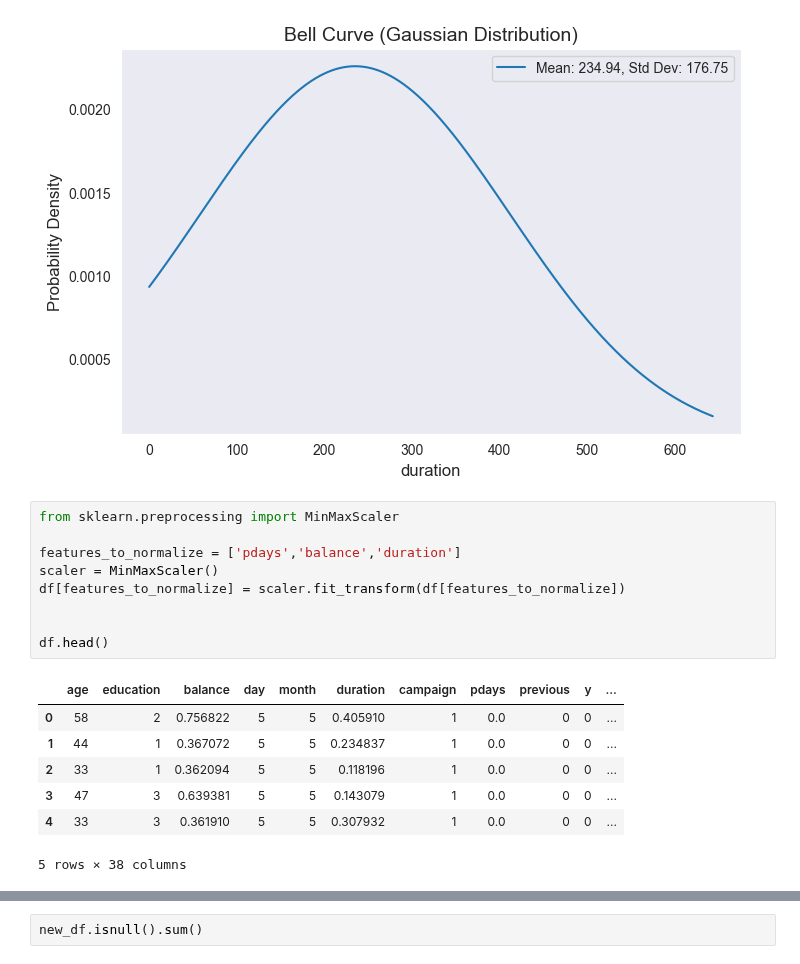
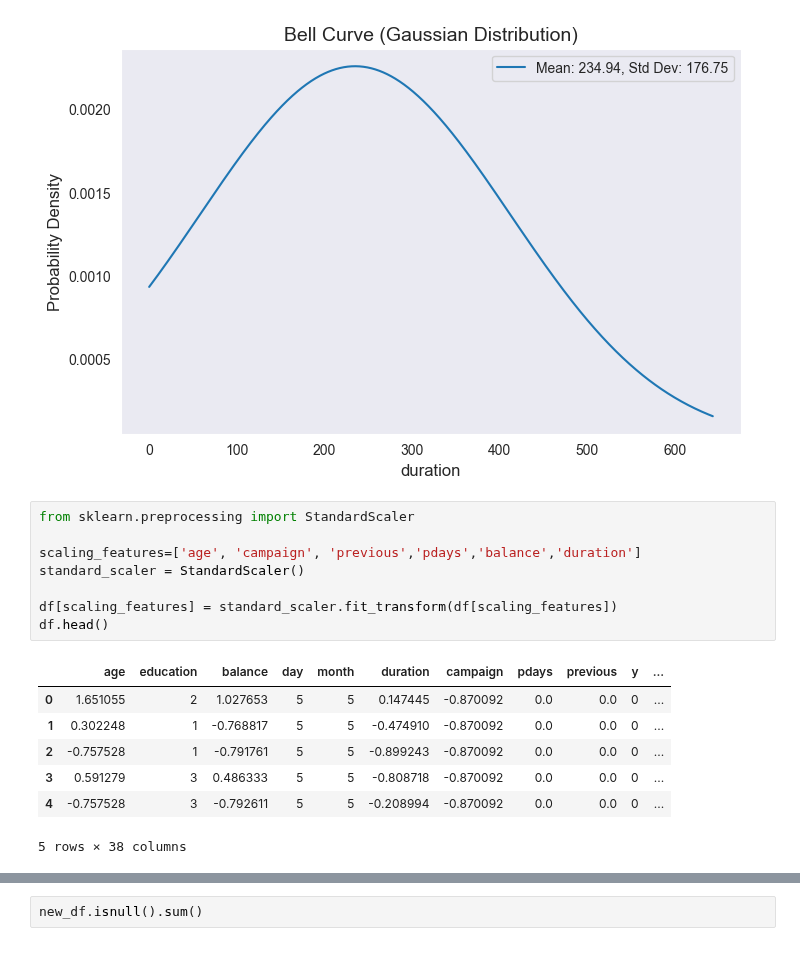
Before and after one commit to BinaraMendis7/Machine-learning, a Jupyter notebook: Feature_Engineering.ipynb, the cells around one changed output, grey strips where cells are left out. Drawn from its saved outputs; the diff is of its cells as text.

```diff
--- a/Feature_Engineering.ipynb
+++ b/Feature_Engineering.ipynb
@@ -454,19 +453,18 @@ plt.show()
 # %% [output]
 [figure]
 # %%
-from sklearn.preprocessing import MinMaxScaler
+from sklearn.preprocessing import StandardScaler
 
-features_to_normalize = ['pdays','balance','duration']
-scaler = MinMaxScaler()
-df[features_to_normalize] = scaler.fit_transform(df[features_to_normalize])
+scaling_features=['age', 'campaign', 'previous','pdays','balance','duration']
+standard_scaler = StandardScaler()
 
-
+df[scaling_features] = standard_scaler.fit_transform(df[scaling_features])
 df.head()
 # %% [output]
 |  | age | education | balance | day | month | duration | campaign | pdays | previous | y | ... |
-| 0 | 58 | 2 | 0.756822 | 5 | 5 | 0.405910 | 1 | 0.0 | 0 | 0 | ... |
-| 1 | 44 | 1 | 0.367072 | 5 | 5 | 0.234837 | 1 | 0.0 | 0 | 0 | ... |
-| 2 | 33 | 1 | 0.362094 | 5 | 5 | 0.118196 | 1 | 0.0 | 0 | 0 | ... |
-| 3 | 47 | 3 | 0.639381 | 5 | 5 | 0.143079 | 1 | 0.0 | 0 | 0 | ... |
-| 4 | 33 | 3 | 0.361910 | 5 | 5 | 0.307932 | 1 | 0.0 | 0 | 0 | ... |
+| 0 | 1.651055 | 2 | 1.027653 | 5 | 5 | 0.147445 | -0.870092 | 0.0 | 0.0 | 0 | ... |
+| 1 | 0.302248 | 1 | -0.768817 | 5 | 5 | -0.474910 | -0.870092 | 0.0 | 0.0 | 0 | ... |
+| 2 | -0.757528 | 1 | -0.791761 | 5 | 5 | -0.899243 | -0.870092 | 0.0 | 0.0 | 0 | ... |
+| 3 | 0.591279 | 3 | 0.486333 | 5 | 5 | -0.808718 | -0.870092 | 0.0 | 0.0 | 0 | ... |
+| 4 | -0.757528 | 3 | -0.792611 | 5 | 5 | -0.208994 | -0.870092 | 0.0 | 0.0 | 0 | ... |
 5 rows × 38 columns
```
Also changed, not shown: parts of 3 cells of this notebook, 2 other files.
